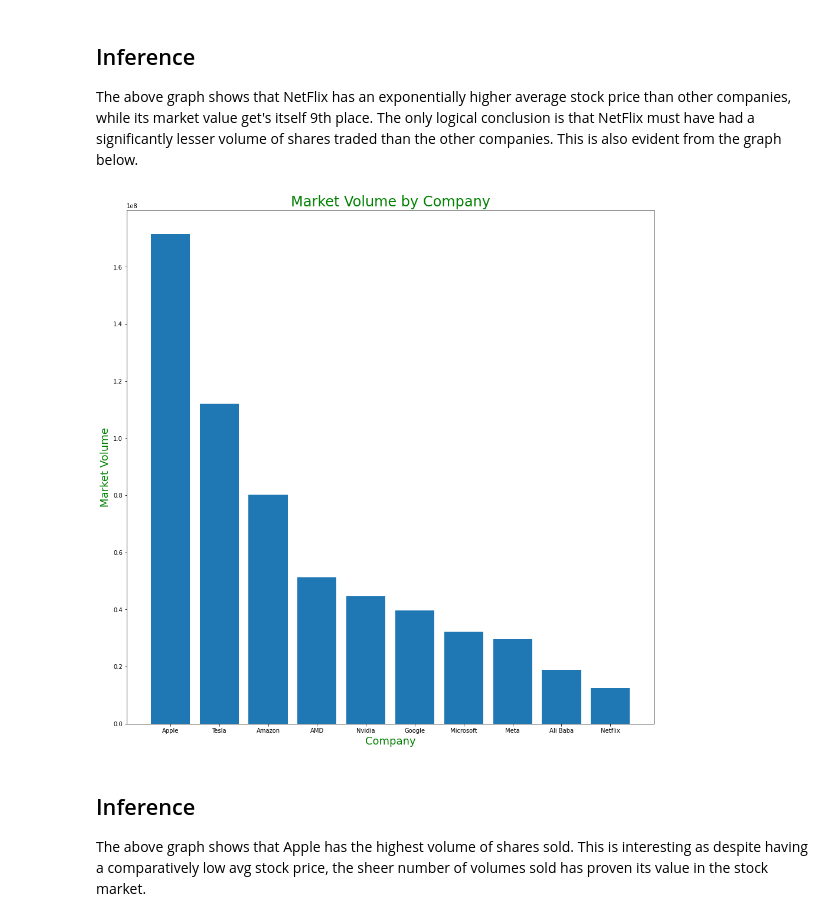
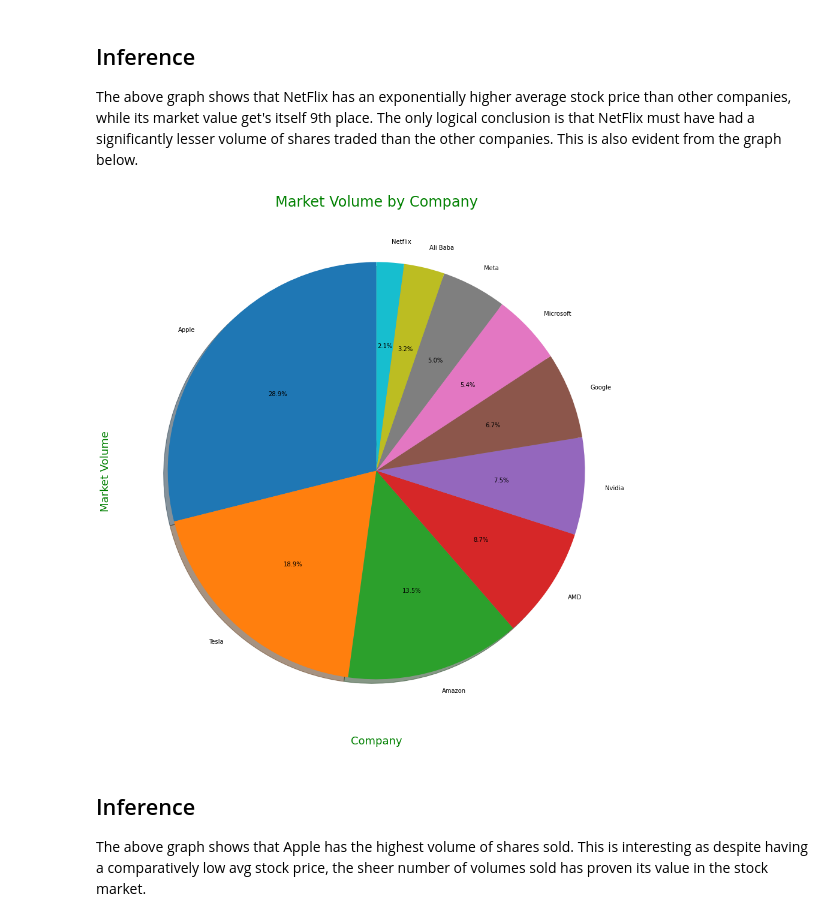
Before and after one commit to ubco-W2022T2-data301/Group35, a Jupyter notebook: analysis/analysis3.ipynb, the cells around one changed output. Saved outputs shown, nothing was run; the diff lists cells and outputs as text; code cells hidden in the pictures.

Commit message:
Edited graph

```diff
--- a/analysis/analysis3.ipynb
+++ b/analysis/analysis3.ipynb
@@ -128,14 +123,14 @@ The above graph shows that NetFlix has an exponentially higher average stock pri
 # %%
 temp = cleaned.sort_values(by=['Volume'], inplace=False, ascending=False)
 temp = temp.head(10)
 plt.figure(figsize=(16,16))
 plt.xlabel('Company',fontsize=18).set_color('Green')
 plt.ylabel('Market Volume',fontsize=18).set_color('Green')
 plt.title('Market Volume by Company', fontsize=24).set_color('Green')
-plt.bar(temp['Name'], temp['Volume'])
+plt.pie(temp['Volume'], labels=temp['Name'], autopct='%1.1f%%', shadow=True, startangle=90)
 plt.show()
 # %% [output]
-[figure, old version]
+[figure, new version]
 # %% [markdown]
 ## Inference
 The above graph shows that Apple has the highest volume of shares sold. This is interesting as despite having a comparatively low avg stock price, the sheer number of volumes sold has proven its value in the stock market.
```
Also changed, not shown: parts of 2 cells of this notebook, 1 other file.
